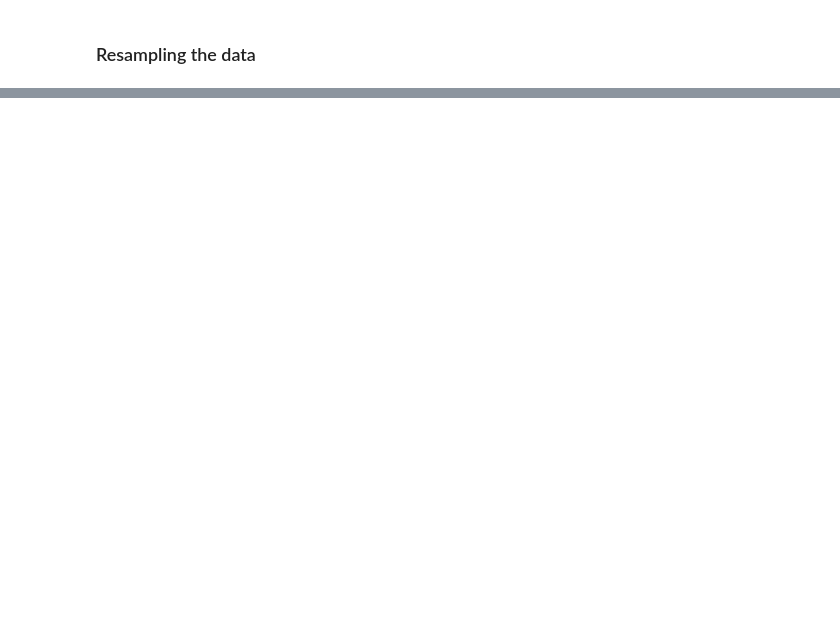
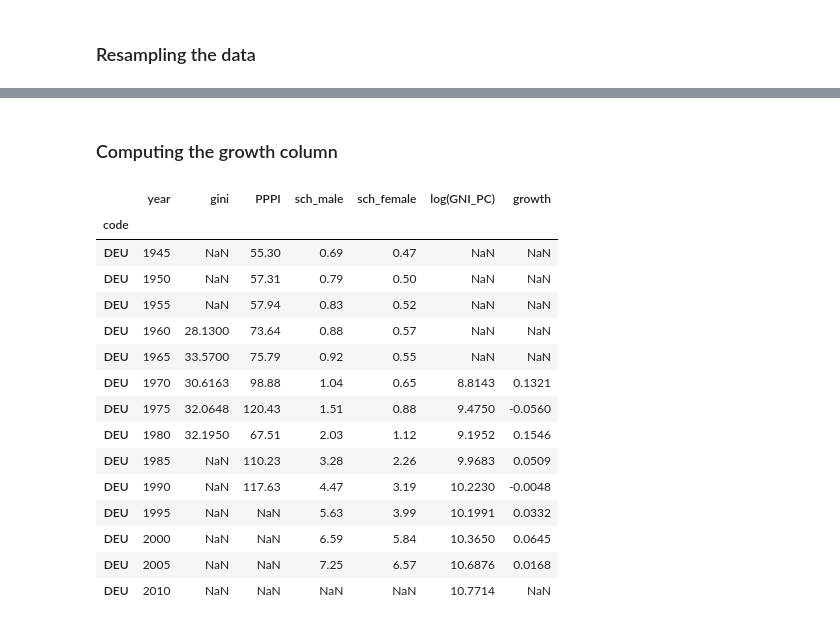
Before and after one commit to clementhenin/stage_M2, a Jupyter notebook: forbes/data_closeness.ipynb, the cells around one changed output, grey strips where cells are left out. Saved outputs shown, nothing was run; the diff lists cells and outputs as text; code cells hidden in the pictures; blank space fills up the shorter version.

```diff
--- a/forbes/data_closeness.ipynb
+++ b/forbes/data_closeness.ipynb
@@ -254,0 +287,13 @@ data_frame = pd.merge(data_frame, inc, on=['code', 'year'], how='outer')
+# %%
+data_frame.reset_index(inplace=True)
+period = float(5)
+tuples = zip(data_frame['code'],
+             (((data_frame['year'].values - 1) // period) * period))
+df_copy = data_frame.copy()
+df_copy.index = pd.MultiIndex.from_tuples(tuples)
+df_copy = df_copy.groupby(level=[0, 1]).last().dropna(how='all')
+df_copy.index.names = ['code', 'year']
+# %%
+data_frame = df_copy
+del df_copy
+data_frame = data_frame[['gini', 'PPPI', 'sch_male', 'sch_female', 'log(GNI_PC)']]
@@ -254,0 +319,32 @@ data_frame = pd.merge(data_frame, inc, on=['code', 'year'], how='outer')
+# %% [markdown]
+### Computing the growth column
+# %%
+data_frame.reset_index(inplace=True)
+data_frame.sort_values(['code', 'year'], inplace=True)
+data_frame.set_index(['code'], inplace=True)
+# %%
+new_frame = pd.DataFrame()
+for country in set(data_frame.index.values):
+    sel = data_frame.loc[country]
+    if sel.shape != (6,):
+        sel['growth'] = (sel.shift(-1)['log(GNI_PC)'] - sel['log(GNI_PC)']) / (sel.shift(-1)['year'] - sel['year'])
+        new_frame = pd.concat([new_frame, sel])
+# %%
+new_frame.loc['DEU']
+# %% [output]
+|  | year | gini | PPPI | sch_male | sch_female | log(GNI_PC) | growth |
+| code |  |  |  |  |  |  |  |
+| DEU | 1945 | NaN | 55.30 | 0.69 | 0.47 | NaN | NaN |
+| DEU | 1950 | NaN | 57.31 | 0.79 | 0.50 | NaN | NaN |
+| DEU | 1955 | NaN | 57.94 | 0.83 | 0.52 | NaN | NaN |
+| DEU | 1960 | 28.1300 | 73.64 | 0.88 | 0.57 | NaN | NaN |
+| DEU | 1965 | 33.5700 | 75.79 | 0.92 | 0.55 | NaN | NaN |
+| DEU | 1970 | 30.6163 | 98.88 | 1.04 | 0.65 | 8.8143 | 0.1321 |
+| DEU | 1975 | 32.0648 | 120.43 | 1.51 | 0.88 | 9.4750 | -0.0560 |
+| DEU | 1980 | 32.1950 | 67.51 | 2.03 | 1.12 | 9.1952 | 0.1546 |
+| DEU | 1985 | NaN | 110.23 | 3.28 | 2.26 | 9.9683 | 0.0509 |
+| DEU | 1990 | NaN | 117.63 | 4.47 | 3.19 | 10.2230 | -0.0048 |
+| DEU | 1995 | NaN | NaN | 5.63 | 3.99 | 10.1991 | 0.0332 |
+| DEU | 2000 | NaN | NaN | 6.59 | 5.84 | 10.3650 | 0.0645 |
+| DEU | 2005 | NaN | NaN | 7.25 | 6.57 | 10.6876 | 0.0168 |
+| DEU | 2010 | NaN | NaN | NaN | NaN | 10.7714 | NaN |
```
Also changed, not shown: parts of 14 cells of this notebook, 18 other files.
